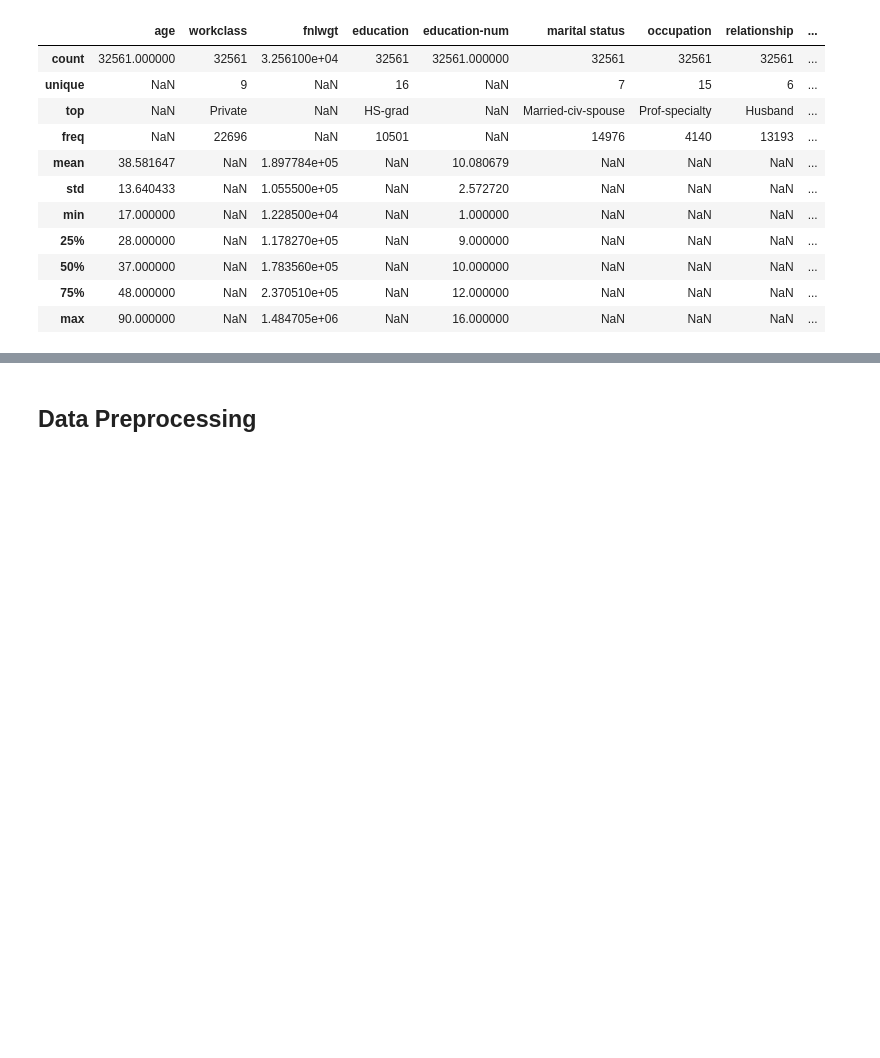
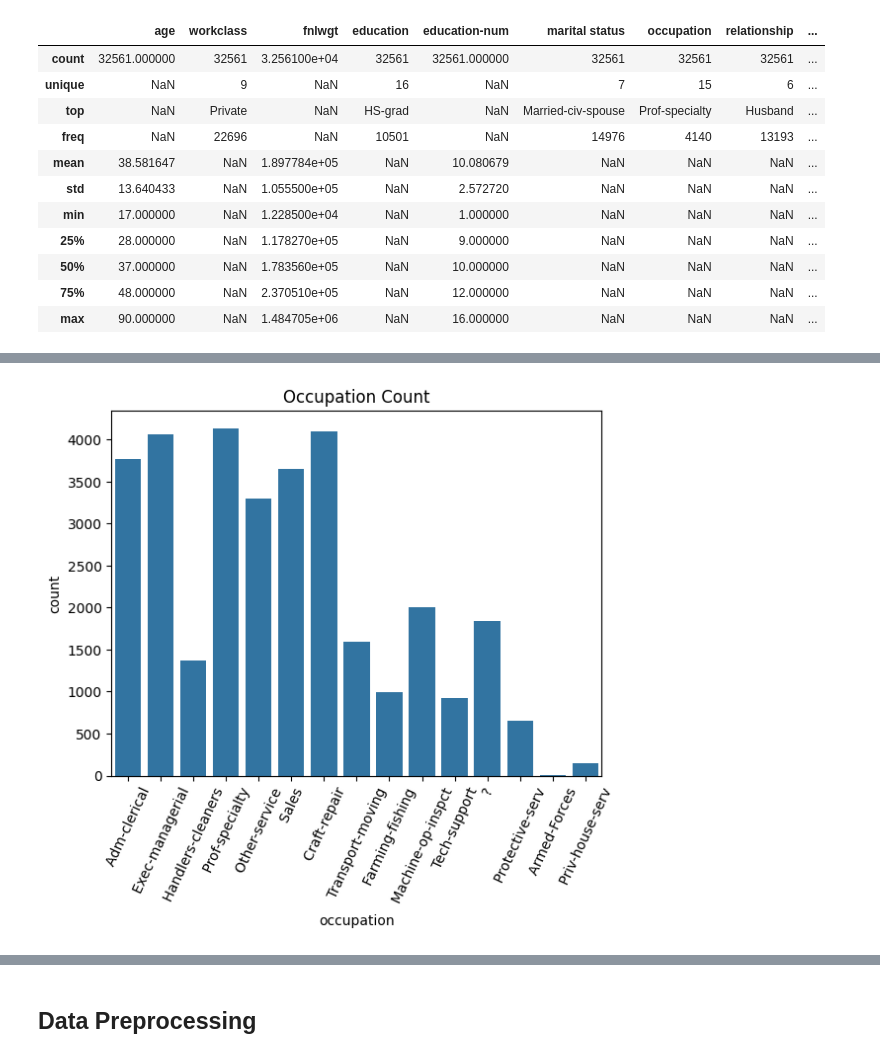
Before and after one commit to 9vek/IN6227-Assignment-1.2, a Jupyter notebook: compare-knn-dt.ipynb, the cells around one changed output, grey strips where cells are left out. Drawn from its saved outputs; the diff is of its cells as text; code cells hidden in the pictures; blank space fills up the shorter version.

```diff
--- a/compare-knn-dt.ipynb
+++ b/compare-knn-dt.ipynb
@@ -53,0 +92,6 @@ imported test set size: 16281
+# %%
+sns.countplot(x='occupation', data=train_set).set_title("Occupation Count")
+plt.xticks(rotation=65)
+plt.show()
+# %% [output]
+[figure, added]
```
Also changed, not shown: parts of 11 cells of this notebook.
